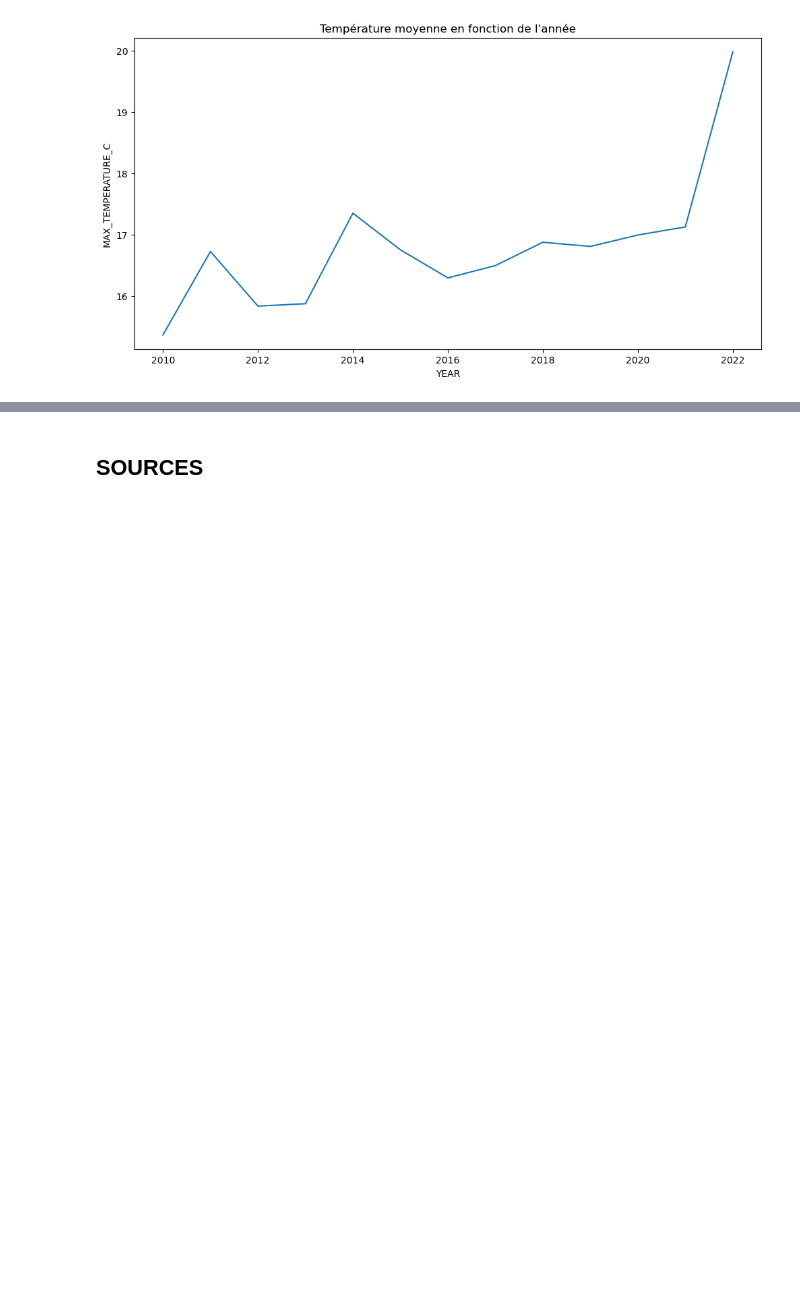
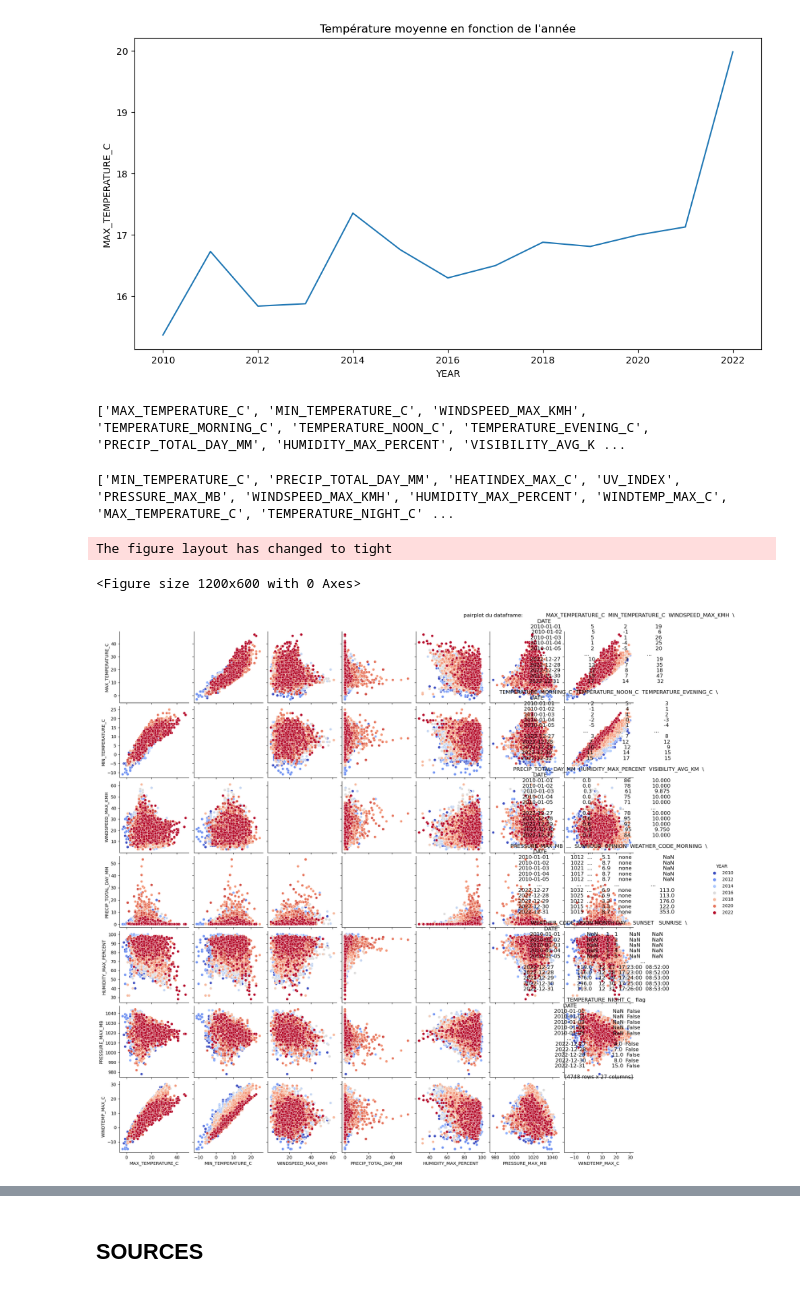
Before and after one commit to bigmoletos/WildCodeSchool_formation_IA_nov2023, a Jupyter notebook: quêtes/Semaine5/Pandas/Pandas/FD_2.7_Pandas_automation.ipynb, the cells around one changed output, grey strips where cells are left out. Drawn from its saved outputs; the diff is of its cells as text; code cells hidden in the pictures; blank space fills up the shorter version.

Commit message:
2.7 pairplot

```diff
--- a/quêtes/Semaine5/Pandas/Pandas/FD_2.7_Pandas_automation.ipynb
+++ b/quêtes/Semaine5/Pandas/Pandas/FD_2.7_Pandas_automation.ipynb
@@ -633,3 +620,70 @@ plt.title("Température moyenne en fonction de l'année")
 plt.show()
 # %% [output]
 [figure]
+# %%
+liste_colonnes = dftotal_big.columns.to_list()
+print(liste_colonnes)
+# %% [output]
+['MAX_TEMPERATURE_C', 'MIN_TEMPERATURE_C', 'WINDSPEED_MAX_KMH', 'TEMPERATURE_MORNING_C', 'TEMPERATURE_NOON_C', 'TEMPERATURE_EVENING_C', 'PRECIP_TOTAL_DAY_MM', 'HUMIDITY_MAX_PERCENT', 'VISIBILITY_AVG_K ...
+# %%
+liste_colonnes = ['MAX_TEMPERATURE_C', 'MIN_TEMPERATURE_C', 'WINDSPEED_MAX_KMH', 'TEMPERATURE_MORNING_C', 'TEMPERATURE_NOON_C', 'TEMPERATURE_EVENING_C', 'PRECIP_TOTAL_DAY_MM', 'HUMIDITY_MAX_PERCENT', 'VISIBILITY_AVG_KM', 'PRESSURE_MAX_MB', 'CLOUDCOVER_AVG_PERCENT',
+                  'HEATINDEX_MAX_C', 'DEWPOINT_MAX_C', 'WINDTEMP_MAX_C', 'WEATHER_CODE_EVENING', 'TOTAL_SNOW_MM', 'UV_INDEX', 'SUNHOUR', 'OPINION', 'WEATHER_CODE_MORNING', 'WEATHER_CODE_NOON', 'MONTH', 'DAY', 'SUNSET', 'SUNRISE', 'TEMPERATURE_NIGHT_C', 'flag']
+
+col_to_drop = ['TEMPERATURE_MORNING_C', 'TEMPERATURE_NOON_C', 'TEMPERATURE_EVENING_C',  'VISIBILITY_AVG_KM',  'CLOUDCOVER_AVG_PERCENT',
+               'DEWPOINT_MAX_C', 'WEATHER_CODE_EVENING', 'SUNHOUR', 'OPINION', 'WEATHER_CODE_MORNING', 'SUNSET', 'SUNRISE', 'flag', 'WEATHER_CODE_NOON', 'DAY', 'MONTH']
+
+col_to_keep = list(set(liste_colonnes)-set(col_to_drop))
+
+print(col_to_keep)
+# %% [output]
+['MIN_TEMPERATURE_C', 'PRECIP_TOTAL_DAY_MM', 'HEATINDEX_MAX_C', 'UV_INDEX', 'PRESSURE_MAX_MB', 'WINDSPEED_MAX_KMH', 'HUMIDITY_MAX_PERCENT', 'WINDTEMP_MAX_C', 'MAX_TEMPERATURE_C', 'TEMPERATURE_NIGHT_C' ...
+# %%
+import seaborn as sns
+import pandas as pd
+import numpy as np
+import matplotlib.pyplot as plt
+
+
+# Copie du dataframe car nous allons changer sa structure
+dftotal_big2 = dftotal_big.copy()
+
+# Convertir l'index en colonne
+dftotal_big2.reset_index(inplace=True)
+
+# Extraire l'année à partir de la colonne DATE
+dftotal_big2['YEAR'] = dftotal_big2['DATE'].dt.year
+
+
+# suppression des colonnes sans interet:
+liste_colonnes = dftotal_big.columns.to_list()
+# liste_colonnes = ['MAX_TEMPERATURE_C', 'MIN_TEMPERATURE_C', 'WINDSPEED_MAX_KMH', 'TEMPERATURE_MORNING_C', 'TEMPERATURE_NOON_C', 'TEMPERATURE_EVENING_C', 'PRECIP_TOTAL_DAY_MM', 'HUMIDITY_MAX_PERCENT', 'VISIBILITY_AVG_KM', 'PRESSURE_MAX_MB', 'CLOUDCOVER_AVG_PERCENT',
+#                   'HEATINDEX_MAX_C', 'DEWPOINT_MAX_C', 'WINDTEMP_MAX_C', 'WEATHER_CODE_EVENING', 'TOTAL_SNOW_MM', 'UV_INDEX', 'SUNHOUR', 'OPINION', 'WEATHER_CODE_MORNING', 'WEATHER_CODE_NOON', 'MONTH', 'DAY', 'SUNSET', 'SUNRISE', 'TEMPERATURE_NIGHT_C', 'flag']
+
+col_to_drop = ['TEMPERATURE_MORNING_C', 'HEATINDEX_MAX_C', 'TEMPERATURE_NOON_C', 'TEMPERATURE_EVENING_C',  'VISIBILITY_AVG_KM',  'CLOUDCOVER_AVG_PERCENT',
+               'DEWPOINT_MAX_C', 'WEATHER_CODE_EVENING', 'SUNHOUR', 'OPINION', 'WEATHER_CODE_MORNING', 'SUNSET', 'SUNRISE', 'flag', 'WEATHER_CODE_NOON', 'DAY', 'MONTH']
+
+col_to_keep = list(set(liste_colonnes)-set(col_to_drop))
+
+dftotal_big2.drop(columns=col_to_drop, inplace=True)
+
+# Suppression des colonnes avec des valeurs manquantes
+df_clean = dftotal_big2.dropna(axis=1)
+# Garder uniquement les colonnes avec des données numériques
+df_numeric = df_clean.select_dtypes(include=[np.number])
+
+# # Calcul de la matrice de corrélation
+# corr_matrix = df_numeric.corr()
+
+
+plt.figure(figsize=(12, 6))
+sns.pairplot(data=df_numeric, diag_kind='reg', kind="scatter",
+             hue='YEAR', palette='coolwarm')
+# avec regression linéaire
+# sns.pairplot(data=df_numeric, kind='reg',
+#              hue='YEAR', palette='coolwarm')
+plt.title(f"pairplot du dataframe:  {dftotal_big}")
+plt.show()
+# %% [output]
+The figure layout has changed to tight
+<Figure size 1200x600 with 0 Axes>
+[figure, added]
```
Also changed, not shown: parts of 11 cells of this notebook.
